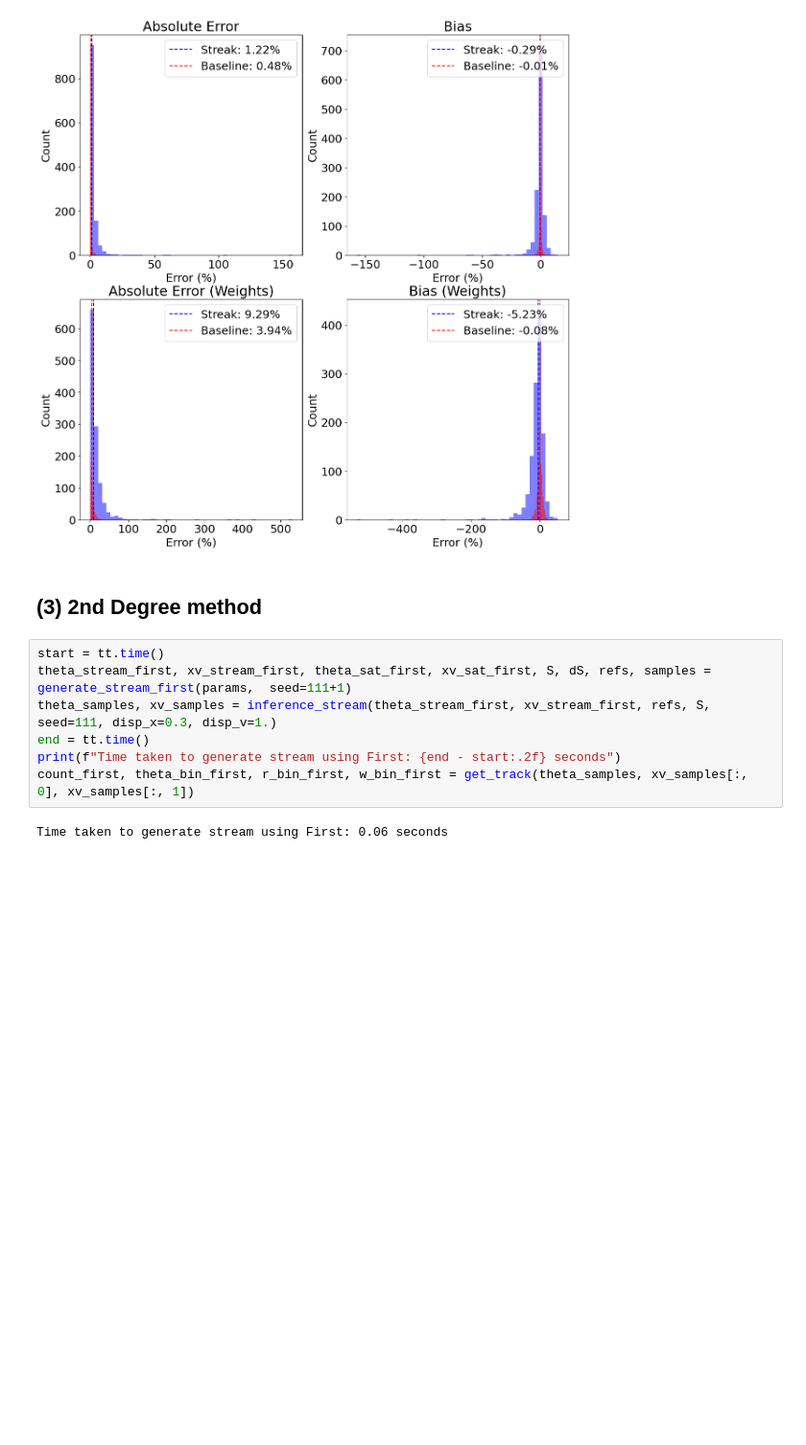
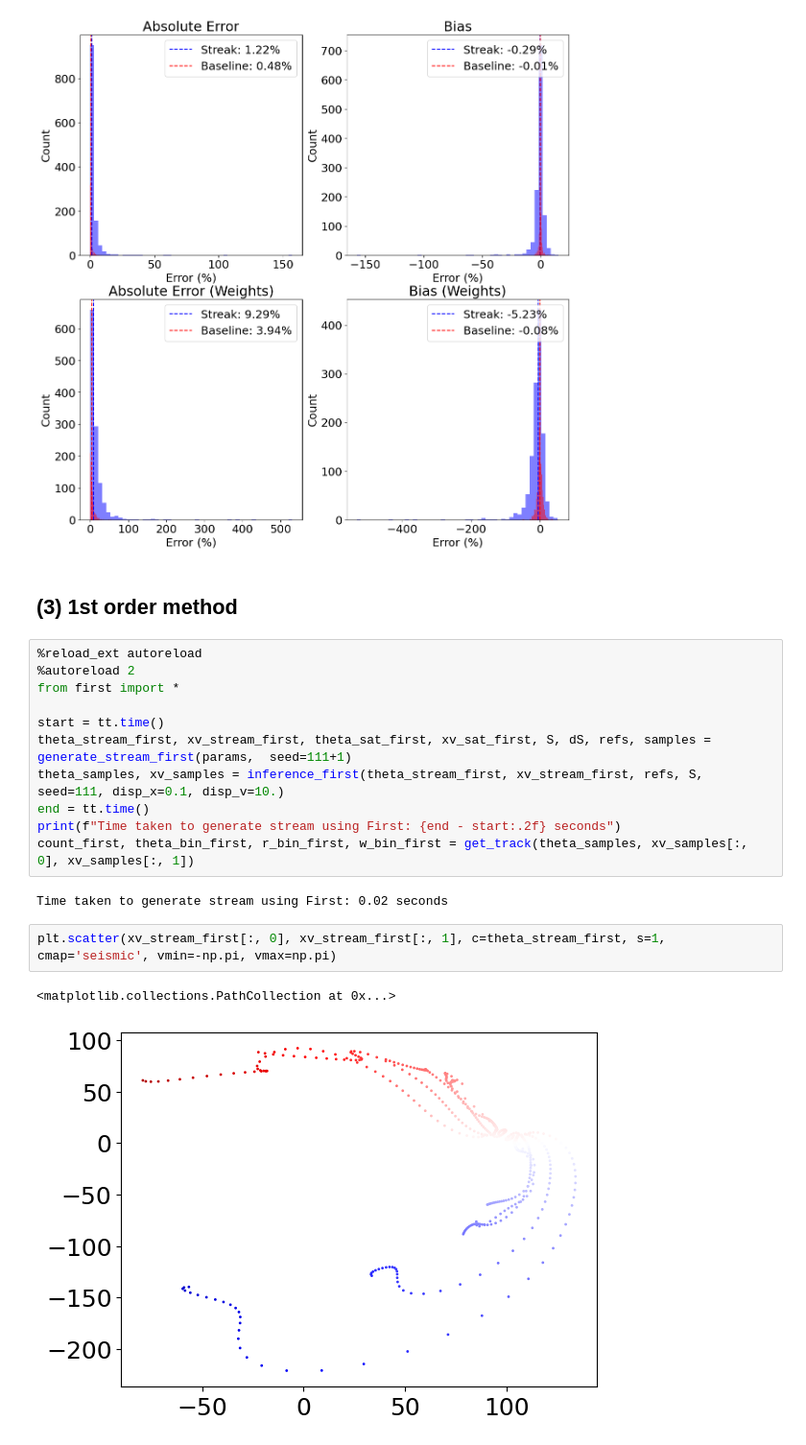
Before and after one commit to David-Chemaly/StreaMAX, a Jupyter notebook: quick_start.ipynb, the cells around one changed output. Shown at 96% size. Drawn from its saved outputs; the diff is of its cells as text; blank space fills up the shorter version.

```diff
--- a/quick_start.ipynb
+++ b/quick_start.ipynb
@@ -187,15 +179,24 @@ plt.legend(loc='upper right')
 <matplotlib.legend.Legend at 0x...>
 [figure]
 # %% [markdown]
-## (3) 2nd Degree method
+## (3) 1st order method
 # %%
+%reload_ext autoreload
+%autoreload 2
+from first import *
+
 start = tt.time()
 theta_stream_first, xv_stream_first, theta_sat_first, xv_sat_first, S, dS, refs, samples = generate_stream_first(params,  seed=111+1)
-theta_samples, xv_samples = inference_stream(theta_stream_first, xv_stream_first, refs, S, seed=111, disp_x=0.3, disp_v=1.)
+theta_samples, xv_samples = inference_first(theta_stream_first, xv_stream_first, refs, S, seed=111, disp_x=0.1, disp_v=10.)
 end = tt.time()
 print(f"Time taken to generate stream using First: {end - start:.2f} seconds")
 count_first, theta_bin_first, r_bin_first, w_bin_first = get_track(theta_samples, xv_samples[:, 0], xv_samples[:, 1])
 # %% [output]
-Time taken to generate stream using First: 0.06 seconds
+Time taken to generate stream using First: 0.02 seconds
+# %%
+plt.scatter(xv_stream_first[:, 0], xv_stream_first[:, 1], c=theta_stream_first, s=1, cmap='seismic', vmin=-np.pi, vmax=np.pi)
+# %% [output]
+<matplotlib.collections.PathCollection at 0x...>
+[figure, added]
 # %%
 plt.scatter(xv_samples[:, 0], xv_samples[:, 1], c=theta_samples, s=1, cmap='seismic', vmin=-np.pi, vmax=np.pi)
```
Also changed, not shown: parts of 11 cells of this notebook, 5 other files.
